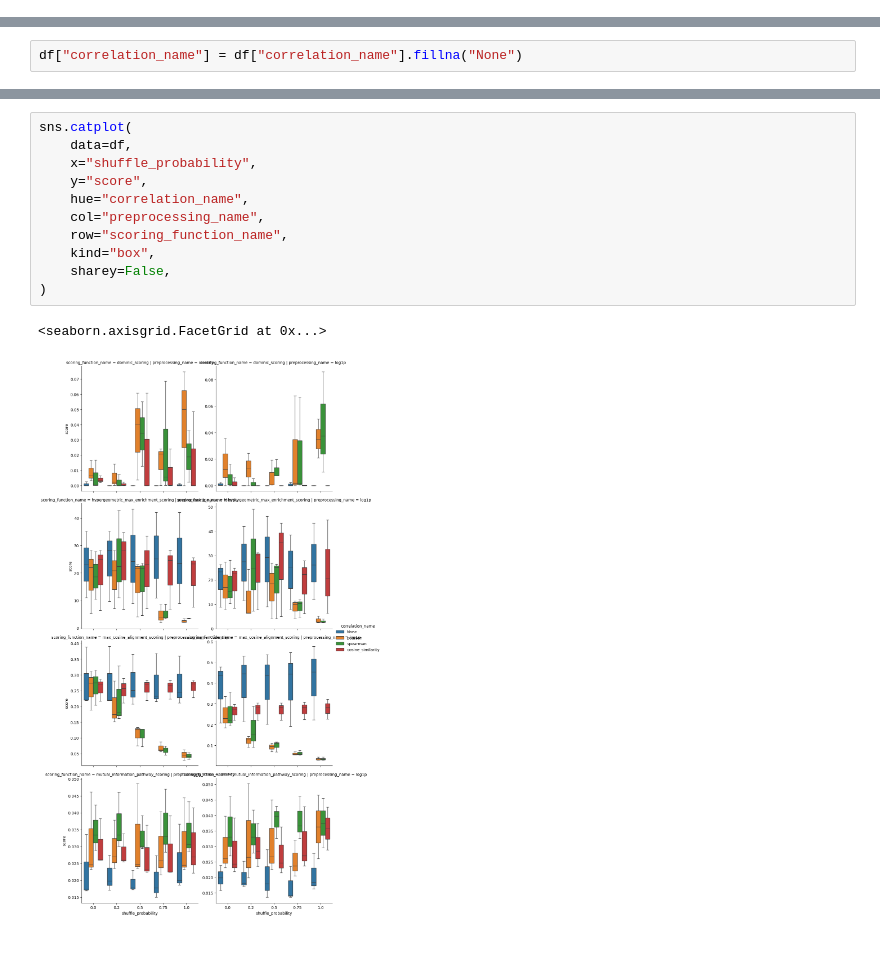
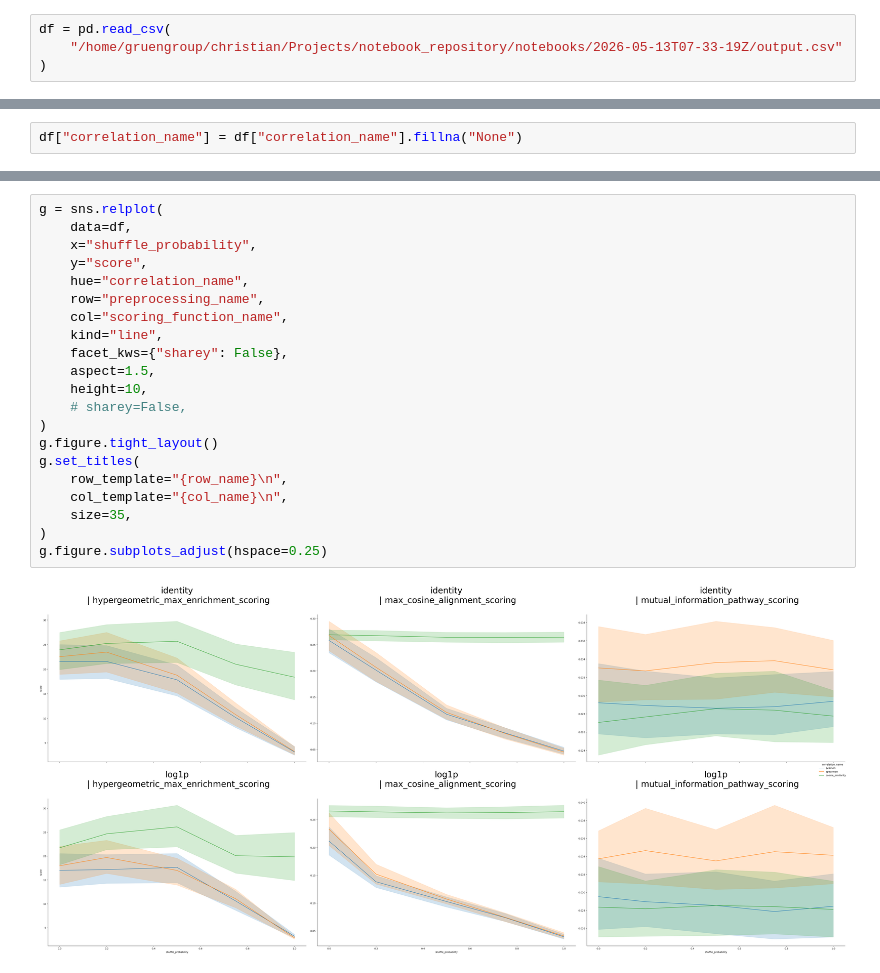
Before and after one commit to egerc/notebook_repository, a Jupyter notebook: notebooks/2026-05-13T07-33-19Z/2026-05-13T07-33-19Z.ipynb, the cells around one changed output, grey strips where cells are left out. Drawn from its saved outputs; the diff is of its cells as text; blank space fills up the shorter version.

```diff
--- a/notebooks/2026-05-13T07-33-19Z/2026-05-13T07-33-19Z.ipynb
+++ b/notebooks/2026-05-13T07-33-19Z/2026-05-13T07-33-19Z.ipynb
@@ -30,3 +14,7 @@ df.groupby
+# %%
+df = pd.read_csv(
+    "/home/gruengroup/christian/Projects/notebook_repository/notebooks/2026-05-13T07-33-19Z/output.csv"
+)
 # %%
 df.groupby(
     [
@@ -106,14 +93,23 @@ plt.show()
 # %%
-sns.catplot(
+g = sns.relplot(
     data=df,
     x="shuffle_probability",
     y="score",
     hue="correlation_name",
-    col="preprocessing_name",
-    row="scoring_function_name",
-    kind="box",
-    sharey=False,
+    row="preprocessing_name",
+    col="scoring_function_name",
+    kind="line",
+    facet_kws={"sharey": False},
+    aspect=1.5,
+    height=10,
+    # sharey=False,
 )
+g.figure.tight_layout()
+g.set_titles(
+    row_template="{row_name}\n",
+    col_template="{col_name}\n",
+    size=35,
+)
+g.figure.subplots_adjust(hspace=0.25)
 # %% [output]
-<seaborn.axisgrid.FacetGrid at 0x...>
-[figure, old version]
+[figure, new version]
```
Also changed, not shown: parts of 4 cells of this notebook, 2 other files.
